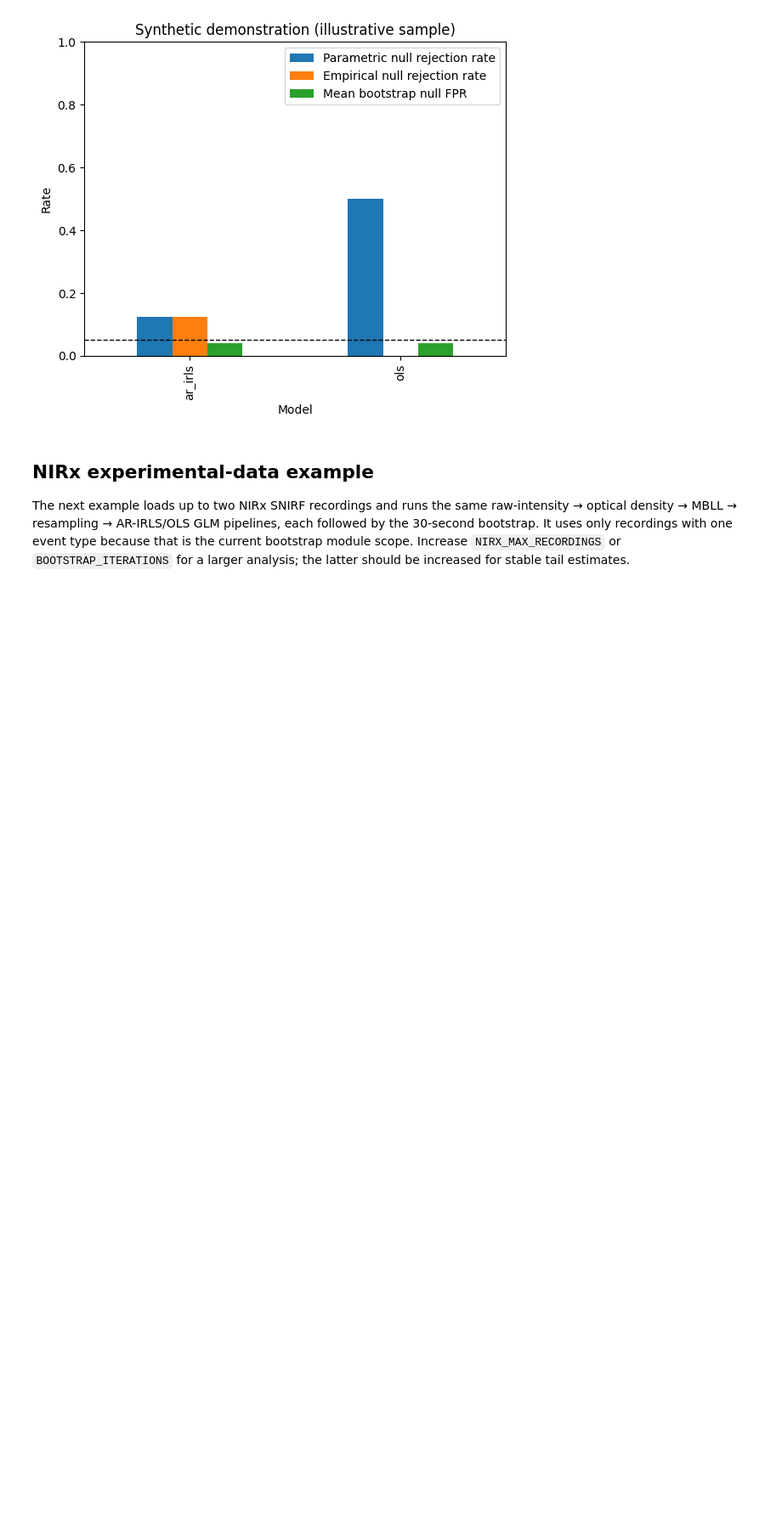
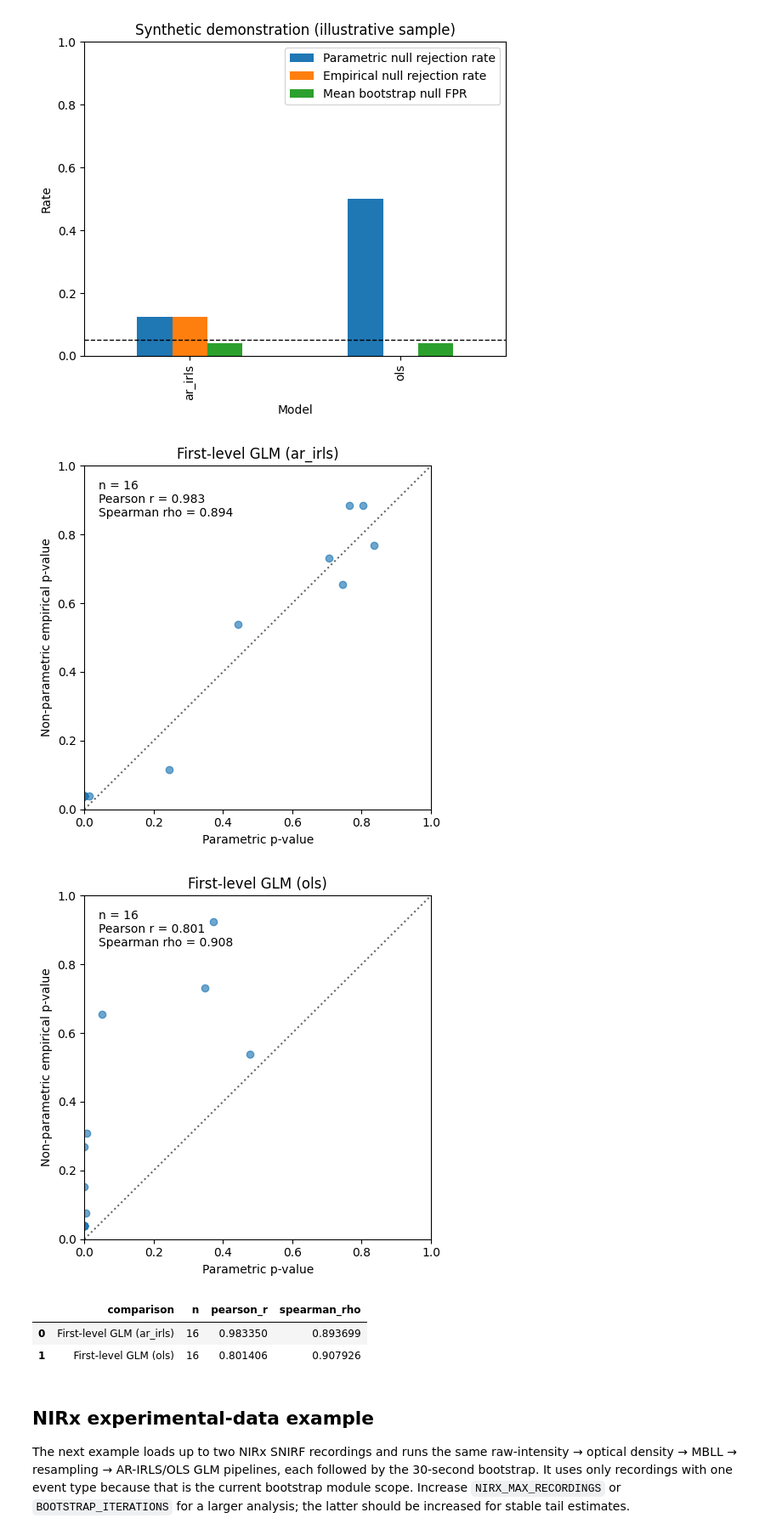
Before and after one commit to huppertt/pyNIRS_toolbox, a Jupyter notebook: examples/19_Nonparametric_Statistics.ipynb, the cells around one changed output. Shown at 85% size. Drawn from its saved outputs; the diff is of its cells as text; code cells hidden in the pictures; blank space fills up the shorter version.

```diff
--- a/examples/19_Nonparametric_Statistics.ipynb
+++ b/examples/19_Nonparametric_Statistics.ipynb
@@ -135,6 +135,46 @@ plt.show()
 | 0 | ar_irls | 8 | 0.125 | 0.125 | 0.04 | ... |
 | 1 | ols | 8 | 0.500 | 0.000 | 0.04 | ... |
 [figure]
+# %%
+from scipy.stats import pearsonr, spearmanr
+import matplotlib.pyplot as plt
+
+
+def compare_pvalues(table, label):
+    """Plot parametric against bootstrap p-values and report correlation."""
+    paired = table[['ParametricP', 'EmpiricalP']].replace(
+        [np.inf, -np.inf], np.nan
+    ).dropna()
+    if len(paired) < 2:
+        raise ValueError(f'{label}: need at least two finite p-value pairs.')
+    pearson = pearsonr(paired['ParametricP'], paired['EmpiricalP']).statistic
+    spearman = spearmanr(paired['ParametricP'], paired['EmpiricalP']).statistic
+    fig, ax = plt.subplots(figsize=(5, 5))
+    ax.scatter(paired['ParametricP'], paired['EmpiricalP'], alpha=.65)
+    ax.plot([0, 1], [0, 1], linestyle=':', color='0.4')
+    ax.set(xlim=(0, 1), ylim=(0, 1), xlabel='Parametric p-value',
+           ylabel='Non-parametric empirical p-value', title=label)
+    ax.text(.04, .96, f'n = {len(paired)}\nPearson r = {pearson:.3f}\n'
+            f'Spearman rho = {spearman:.3f}', transform=ax.transAxes,
+            va='top')
+    fig.tight_layout()
+    plt.show()
+    return {'comparison': label, 'n': len(paired),
+            'pearson_r': pearson, 'spearman_rho': spearman}
+
+
+glm_pvalue_correlations = [
+    compare_pvalues(results_table[results_table['Model'] == model],
+                    f'First-level GLM ({model})')
+    for model in results_table['Model'].drop_duplicates()
+]
+pd.DataFrame(glm_pvalue_correlations)
+# %% [output]
+[figure, added]
+[figure, added]
+|  | comparison | n | pearson_r | spearman_rho |
+| 0 | First-level GLM (ar_irls) | 16 | 0.983350 | 0.893699 |
+| 1 | First-level GLM (ols) | 16 | 0.801406 | 0.907926 |
 # %% [markdown]
 ## NIRx experimental-data example
 
```
Also changed, not shown: parts of 7 cells of this notebook, 14 other files.
